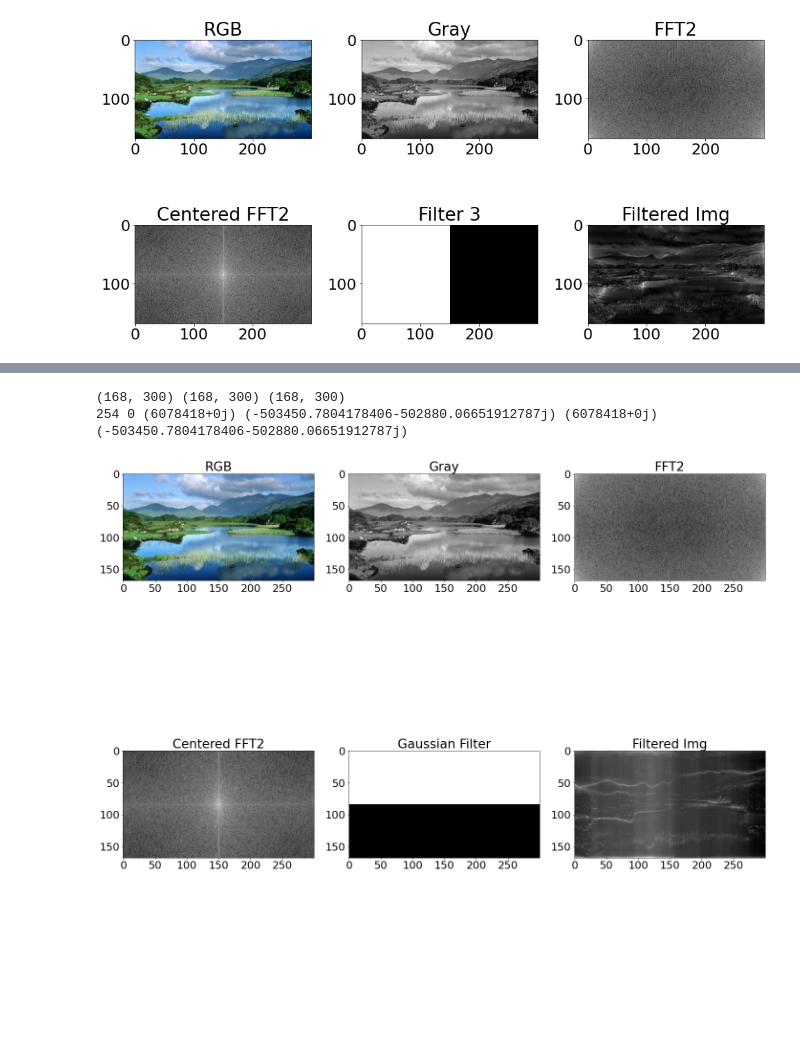
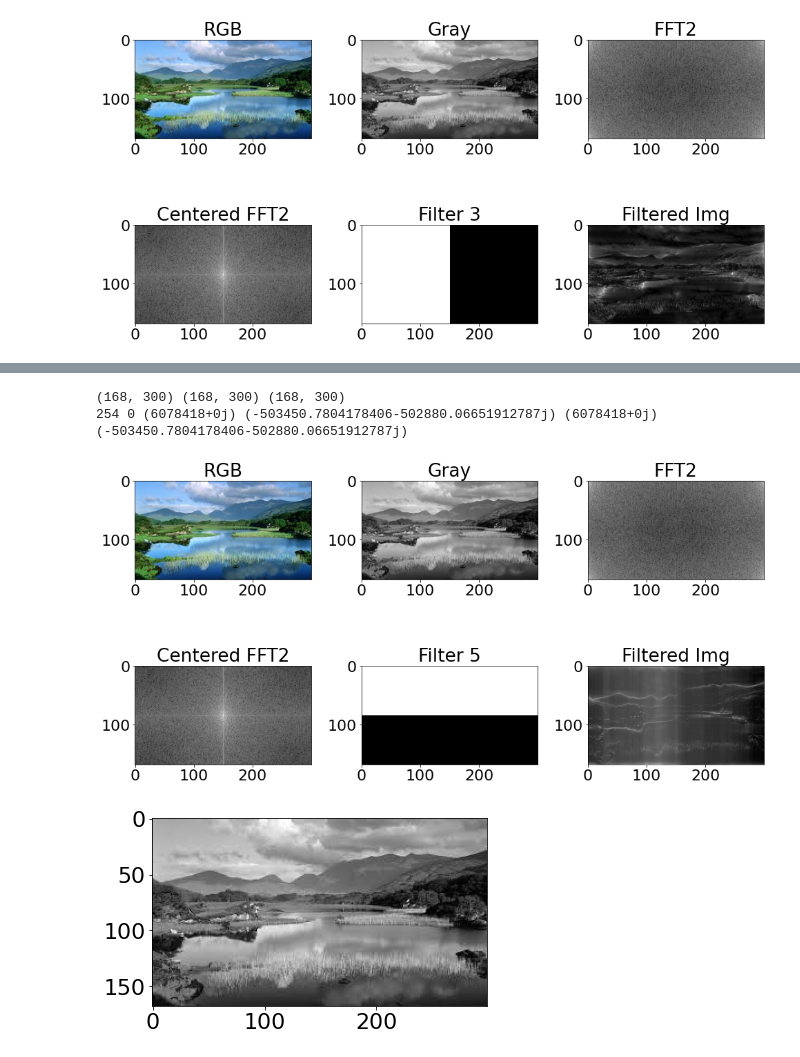
Before and after one commit to mamuncseru/dip-assignments, a Jupyter notebook: fft/assignment.ipynb, the cells around one changed output, grey strips where cells are left out. Drawn from its saved outputs; the diff is of its cells as text; code cells hidden in the pictures; blank space fills up the shorter version.

```diff
--- a/fft/assignment.ipynb
+++ b/fft/assignment.ipynb
@@ -28,24 +108,17 @@ def main():
 	print(gray.shape, ftimg.shape, centered_ftimg.shape)
 	print(gray.max(), gray.min(), ftimg.max(), ftimg.min(), centered_ftimg.max(), centered_ftimg.min())
 
-	# # Build a Gaussian filter.
 	ncols, nrows = gray.shape
-	# gaussian_filter = build_gaussian_filter(ncols, nrows)
-
-	# # Apply Gaussian filter
-	# ftimg_gf = centered_ftimg * gaussian_filter
-	# filtered_img = np.abs(np.fft.ifft2(ftimg_gf))
-
     # Build a inverse Gaussian filter.
 	inv_gaussian_filter = build_inverse_gaussian_filter(ncols, nrows)
 
-	# Apply Gaussian filter
+	# Apply inv Gaussian filter
 	ftimg_gf = centered_ftimg * inv_gaussian_filter
 	filtered_img = np.abs(np.fft.ifft2(ftimg_gf))
 
 	# Save images all together by matplotlib.
 	img_set = [rgb, gray, magnitude_spectrum, centered_magnitude_spectrum, inv_gaussian_filter, filtered_img]
-	title_set = ['RGB', 'Gray', 'FFT2', 'Centered FFT2', 'Gaussian Filter', 'Filtered Img']
+	title_set = ['RGB', 'Gray', 'FFT2', 'Centered FFT2', 'Inv. Gaussian Filter', 'Filtered Img']
 	figpath = 'FFT2.png'
 	matplotlib_plot_img(img_set, title_set, figpath)
 
@@ -73,7 +146,7 @@ def build_inverse_gaussian_filter(ncols, nrows):
 
 def matplotlib_plot_img(img_set, title_set, figpath):
 	plt.rcParams.update({'font.size': 22})
-	plt.figure(figsize = (20, 20))
+	plt.figure(figsize = (14, 8))
 	n = len(img_set)
 	for i in range(n):
 		plt.subplot(2, 3, i + 1)
@@ -476,25 +540,17 @@ def main():
 	print(gray.shape, ftimg.shape, centered_ftimg.shape)
 	print(gray.max(), gray.min(), ftimg.max(), ftimg.min(), centered_ftimg.max(), centered_ftimg.min())
 
-	# # Build a Gaussian filter.
+	# # Build a filter 5.
 	ncols, nrows = gray.shape
-	# gaussian_filter = build_gaussian_filter(ncols, nrows)
+	filter_5 = build_filter_5(ncols, nrows)
 
-	# # Apply Gaussian filter
-	# ftimg_gf = centered_ftimg * gaussian_filter
-	# filtered_img = np.abs(np.fft.ifft2(ftimg_gf))
-
-    # Build a inverse Gaussian filter.
-	filter_1 = build_filter_1(ncols, nrows)
-    # filter_1 = build_filter_1(nrows, ncols)
-
-	# Apply Gaussian filter
-	ftimg_gf = centered_ftimg * filter_1
+	# Apply filter 5
+	ftimg_gf = centered_ftimg * filter_5
 	filtered_img = np.abs(np.fft.ifft2(ftimg_gf))
 
 	# Save images all together by matplotlib.
-	img_set = [rgb, gray, magnitude_spectrum, centered_magnitude_spectrum, filter_1, filtered_img]
-	title_set = ['RGB', 'Gray', 'FFT2', 'Centered FFT2', 'Gaussian Filter', 'Filtered Img']
+	img_set = [rgb, gray, magnitude_spectrum, centered_magnitude_spectrum, filter_5, filtered_img]
+	title_set = ['RGB', 'Gray', 'FFT2', 'Centered FFT2', 'Filter 5', 'Filtered Img']
 	figpath = 'FFT2.png'
 	matplotlib_plot_img(img_set, title_set, figpath)
 
@@ -509,34 +565,62 @@ def build_gaussian_filter(ncols, nrows):
 
 	return gaussian_filter
 
-def build_filter_1(nrows, ncols):
+def build_filter_5(nrows, ncols):
 	filter = np.ones((nrows, ncols))
 	cx, cy = nrows//2, ncols//2
 	filter[cx:, :] = -1
 	# filter[:, cy] = 1
 	return filter
 
 def matplotlib_plot_img(img_set, title_set, figpath):
 	plt.rcParams.update({'font.size': 22})
-	plt.figure(figsize = (20, 20))
+	plt.figure(figsize = (14, 8))
 	n = len(img_set)
 	for i in range(n):
 		plt.subplot(2, 3, i + 1)
 		plt.title(title_set[i])
 		img = img_set[i]
 		ch = len(img.shape)
 		if (ch == 2):
 			plt.imshow(img, cmap = 'gray')
 		else:
 			plt.imshow(img)
 
 	plt.tight_layout()
 	plt.savefig(figpath)
 	plt.show()
 
 if __name__ == '__main__':
 	main()
 # %% [output]
 (168, 300) (168, 300) (168, 300)
 254 0 (6078418+0j) (-503450.7804178406-502880.06651912787j) (6078418+0j) (-503450.7804178406-502880.06651912787j)
-[figure, old version]
+[figure, new version]
+# %%
+#	=====================================================================
+#	Purpose: To understand the effect of Fourier Transform on an image.
+#	---------------------------------------------------------------------
+#	Sangeeta Biswas
+#	Associate Professor
+#	University of Rajshahi, Rajshahi
+#	12.8.2022
+#	=====================================================================
+import matplotlib.pyplot as plt
+import cv2
+import numpy as np
+
+def main():
+	# Load image.
+	img_path = '../village.jpeg'#GhostPepper.jpg' #PaddyField.jpeg'
+	rgb = plt.imread(img_path)
+
+	# Convert images
+	gray = cv2.cvtColor(rgb, cv2.COLOR_RGB2GRAY)
+
+	plt.imshow(gray, cmap='gray')
+
+
+if __name__ == '__main__':
+	main()
+# %% [output]
+[figure, added]
```
Also changed, not shown: parts of 3 cells of this notebook, 6 other files.
